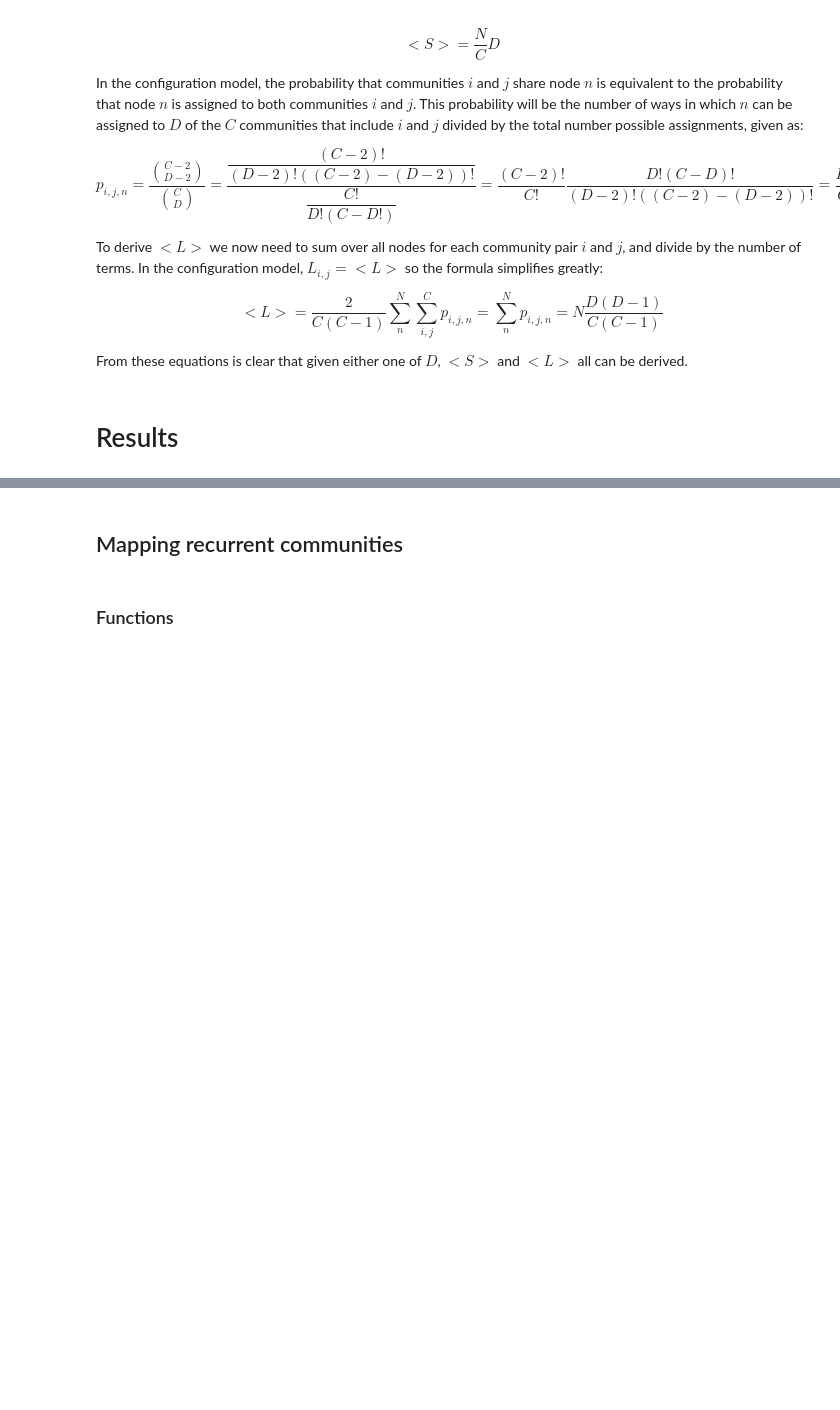
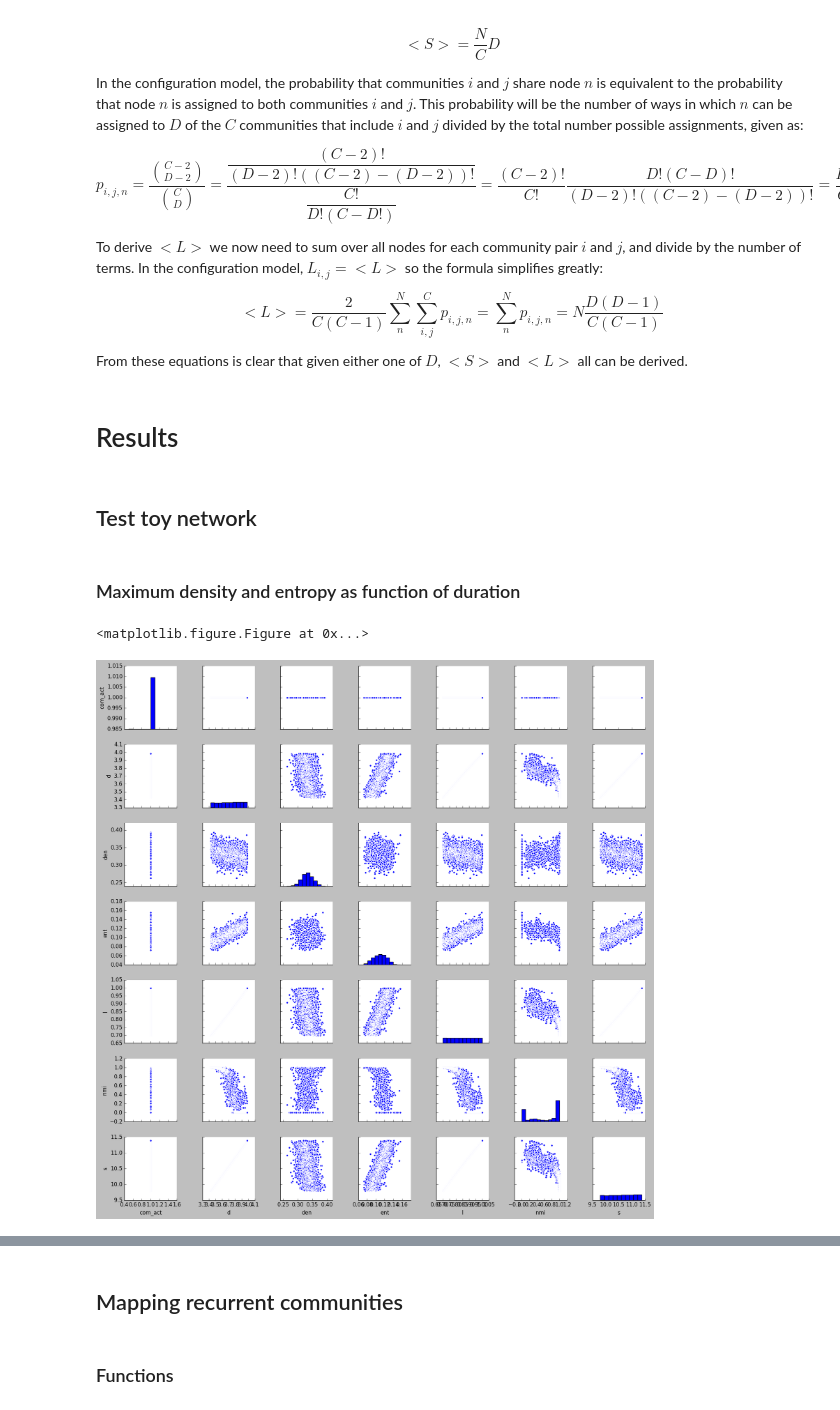
Before and after one commit to ulfaslak/recurrent_communities, a Jupyter notebook: published_workbook.ipynb, the cells around one changed output, grey strips where cells are left out. Saved outputs shown, nothing was run; the diff lists cells and outputs as text; code cells hidden in the pictures; blank space fills up the shorter version.

```diff
--- a/published_workbook.ipynb
+++ b/published_workbook.ipynb
@@ -23,7 +23,7 @@ from math import factorial
 # %% [markdown]
 ## Settings
 # %%
-plt.style.use(["classic"])
+#plt.style.use(["classic"])
 np.set_printoptions(precision=4)
 np.core.arrayprint._line_width = 100
 # %% [markdown]
@@ -175,9 +175,9 @@ def Infomap(pajek_string, *args):
         communities = {}
         for no, clu in group:
             try:
-                communities[clu].append(no)
+                communities[clu-1].append(no)
             except KeyError:
-                communities[clu] = [no]
+                communities[clu-1] = [no]
         layer_communities[layer] = communities
 
     return communities, layer_communities
@@ -606,2 +633,6 @@ def get_network_in_intervals(entropy_interval, NMI_interval, N=50, C=None, D=Non
 # %% [markdown]
 # Results
+# %% [markdown]
+## Test toy network
+# %% [markdown]
+### Maximum density and entropy as function of duration
@@ -607,0 +765,21 @@ def get_network_in_intervals(entropy_interval, NMI_interval, N=50, C=None, D=Non
+# %%
+# C / N == 0.35, L variable
+df = pd.DataFrame({
+	"ent": ent,
+	"den": den,
+	"com_act": com_act,
+	"nmi": nmi,
+#	"n": n,
+#	"c": c,
+	"l": l,
+	"s": s,
+	"d": d
+})
+
+plt.figure(figsize=(16, 16), frameon=False)
+sns.pairplot(df)
+plt.tight_layout()
+plt.show()
+# %% [output]
+<matplotlib.figure.Figure at 0x...>
+[figure, added]
```
Also changed, not shown: parts of 30 cells of this notebook.
